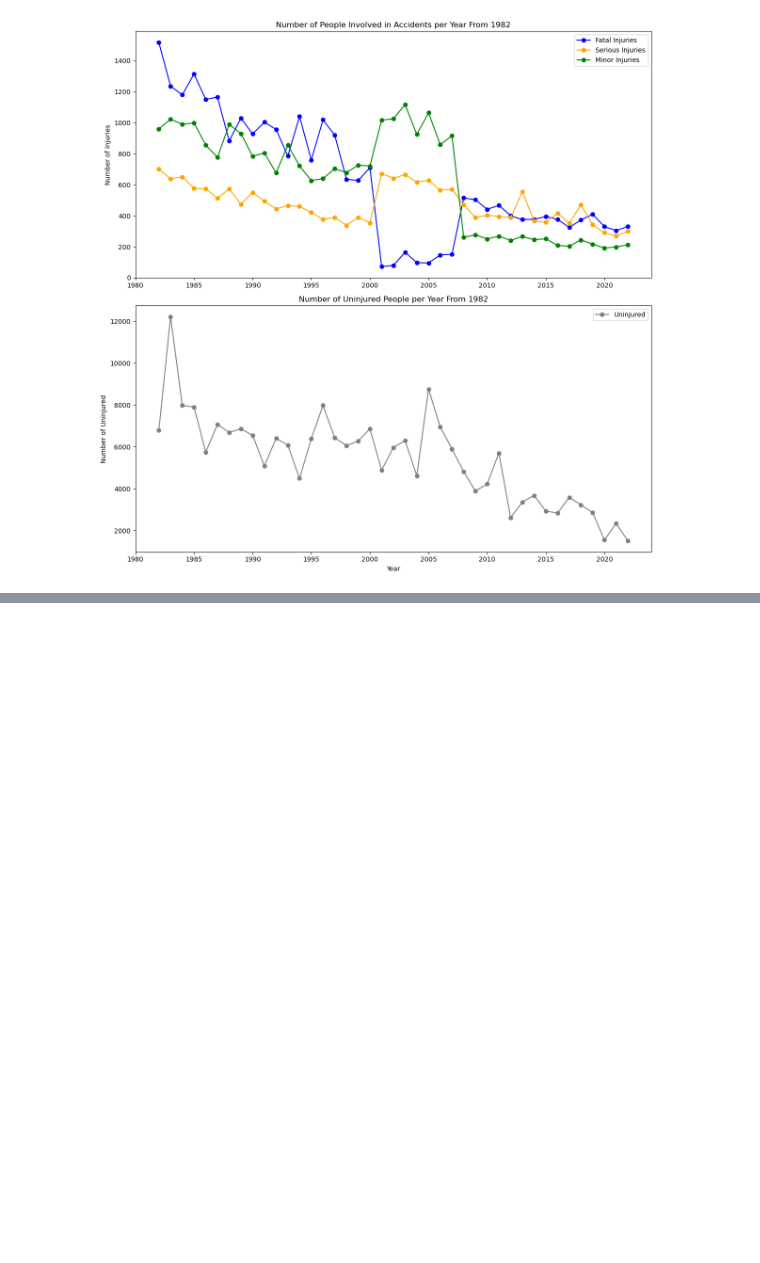
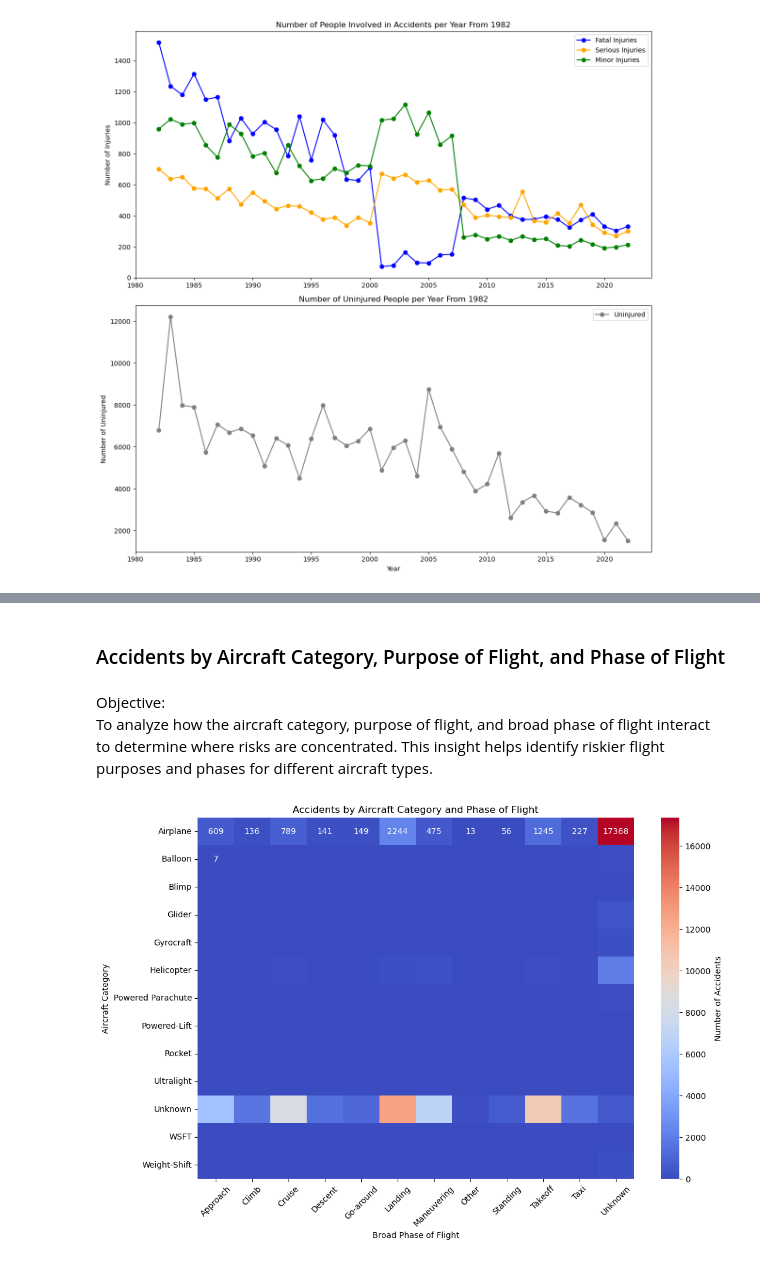
Before and after one commit to Rodgerdev/aircraft-analysis, a Jupyter notebook: aviation_analysis.ipynb, the cells around one changed output, grey strips where cells are left out. Saved outputs shown, nothing was run; the diff lists cells and outputs as text; code cells hidden in the pictures; blank space fills up the shorter version.

```diff
--- a/aviation_analysis.ipynb
+++ b/aviation_analysis.ipynb
@@ -977,0 +1103,25 @@ Thus, the aviation venture is a good venture for the business.
+# %% [markdown]
+### Accidents by Aircraft Category, Purpose of Flight, and Phase of Flight
+# %% [markdown]
+Objective:
+To analyze how the aircraft category, purpose of flight, and broad phase of flight interact to determine where risks are concentrated. This insight helps identify riskier flight purposes and phases for different aircraft types.
+# %%
+# Group the data and reshape it for heatmap
+pivot_table = df_usa.pivot_table(
+    index='aircraft_category',
+    columns='broad_phase_of_flight',
+    values='make',  # I an use 'make' or any column as a placeholder for counting
+    aggfunc='count',
+    fill_value=0
+)
+
+# Create a heatmap
+plt.figure(figsize=(12, 8))
+sns.heatmap(pivot_table, annot=True, fmt="d", cmap='coolwarm', cbar_kws={'label': 'Number of Accidents'})
+plt.title('Accidents by Aircraft Category and Phase of Flight')
+plt.xlabel('Broad Phase of Flight')
+plt.ylabel('Aircraft Category')
+plt.xticks(rotation=45)
+plt.show()
+# %% [output]
+[figure, added]
```
Also changed, not shown: parts of 25 cells of this notebook, 1 other file.
